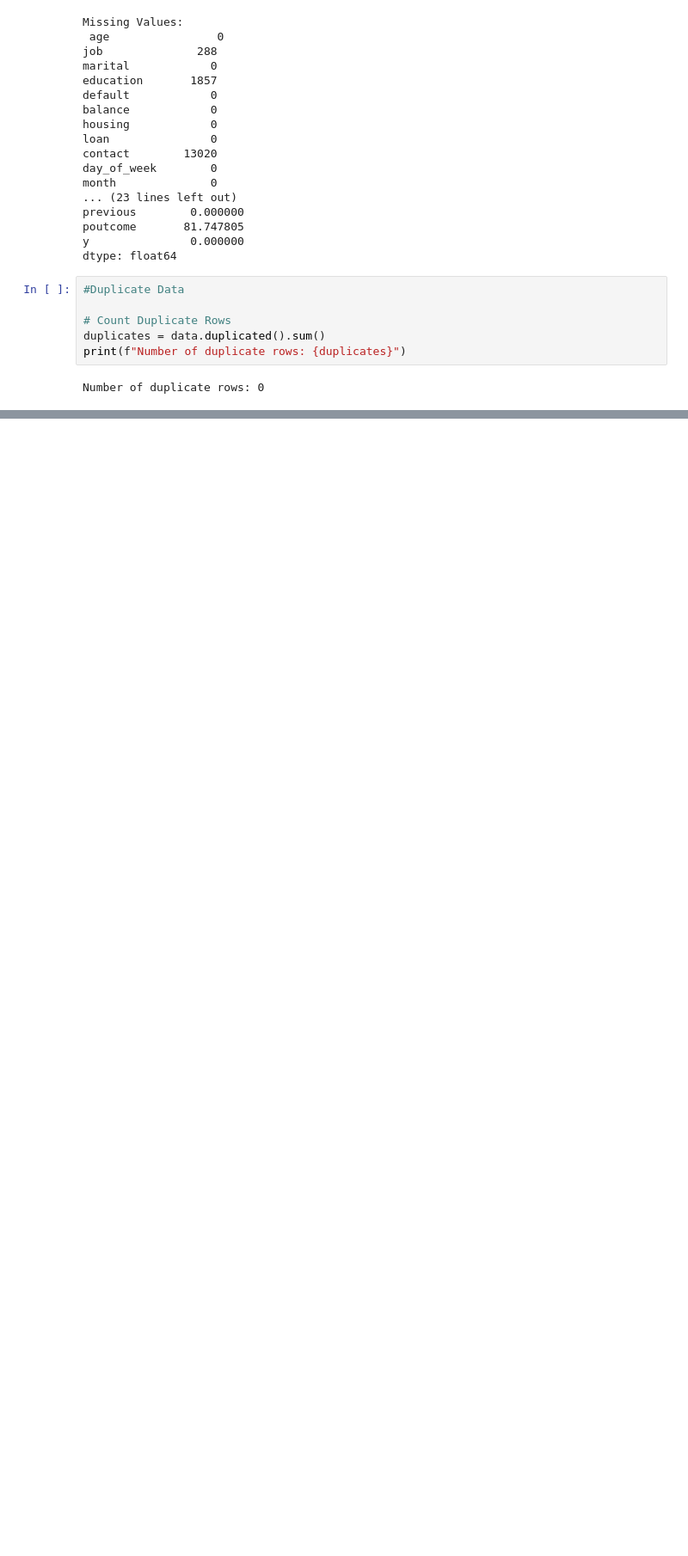
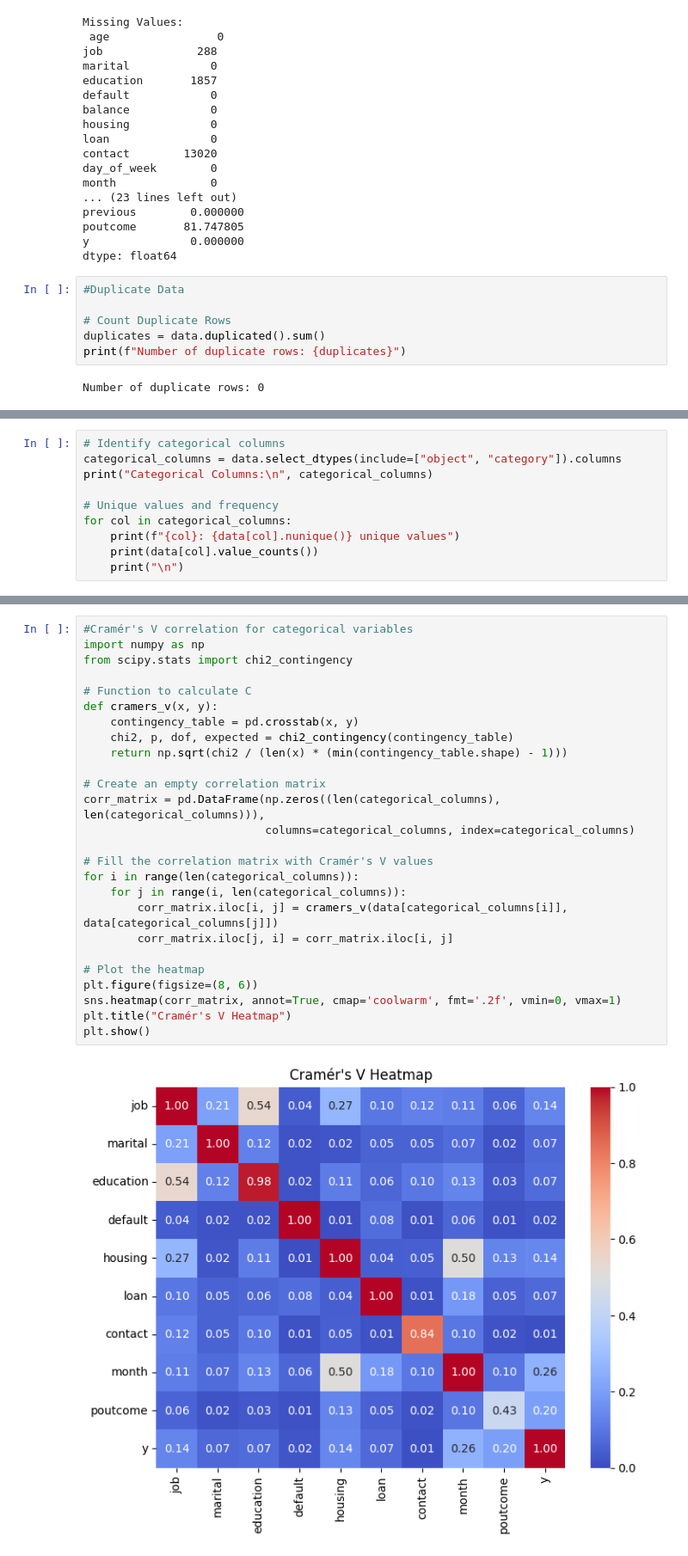
Before and after one commit to daham-13/CM2604-Coursework, a Jupyter notebook: CM2604_Coursework_2330906.ipynb, the cells around one changed output, grey strips where cells are left out. Shown at 86% size. Cells and saved outputs as stored; diff of their text form; blank space fills up the shorter version.

```diff
--- a/CM2604_Coursework_2330906.ipynb
+++ b/CM2604_Coursework_2330906.ipynb
@@ -114,0 +167,10 @@ Number of duplicate rows: 0
+# %%
+# Identify categorical columns
+categorical_columns = data.select_dtypes(include=["object", "category"]).columns
+print("Categorical Columns:\n", categorical_columns)
+
+# Unique values and frequency
+for col in categorical_columns:
+    print(f"{col}: {data[col].nunique()} unique values")
+    print(data[col].value_counts())
+    print("\n")
@@ -114,0 +195,28 @@ Number of duplicate rows: 0
+# %%
+#Cramér's V correlation for categorical variables
+import numpy as np
+from scipy.stats import chi2_contingency
+
+# Function to calculate C
+def cramers_v(x, y):
+    contingency_table = pd.crosstab(x, y)
+    chi2, p, dof, expected = chi2_contingency(contingency_table)
+    return np.sqrt(chi2 / (len(x) * (min(contingency_table.shape) - 1)))
+
+# Create an empty correlation matrix
+corr_matrix = pd.DataFrame(np.zeros((len(categorical_columns), len(categorical_columns))),
+                           columns=categorical_columns, index=categorical_columns)
+
+# Fill the correlation matrix with Cramér's V values
+for i in range(len(categorical_columns)):
+    for j in range(i, len(categorical_columns)):
+        corr_matrix.iloc[i, j] = cramers_v(data[categorical_columns[i]], data[categorical_columns[j]])
+        corr_matrix.iloc[j, i] = corr_matrix.iloc[i, j]
+
+# Plot the heatmap
+plt.figure(figsize=(8, 6))
+sns.heatmap(corr_matrix, annot=True, cmap='coolwarm', fmt='.2f', vmin=0, vmax=1)
+plt.title("Cramér's V Heatmap")
+plt.show()
+# %% [output]
+[figure, added]
```
Also changed, not shown: parts of 7 cells of this notebook.
